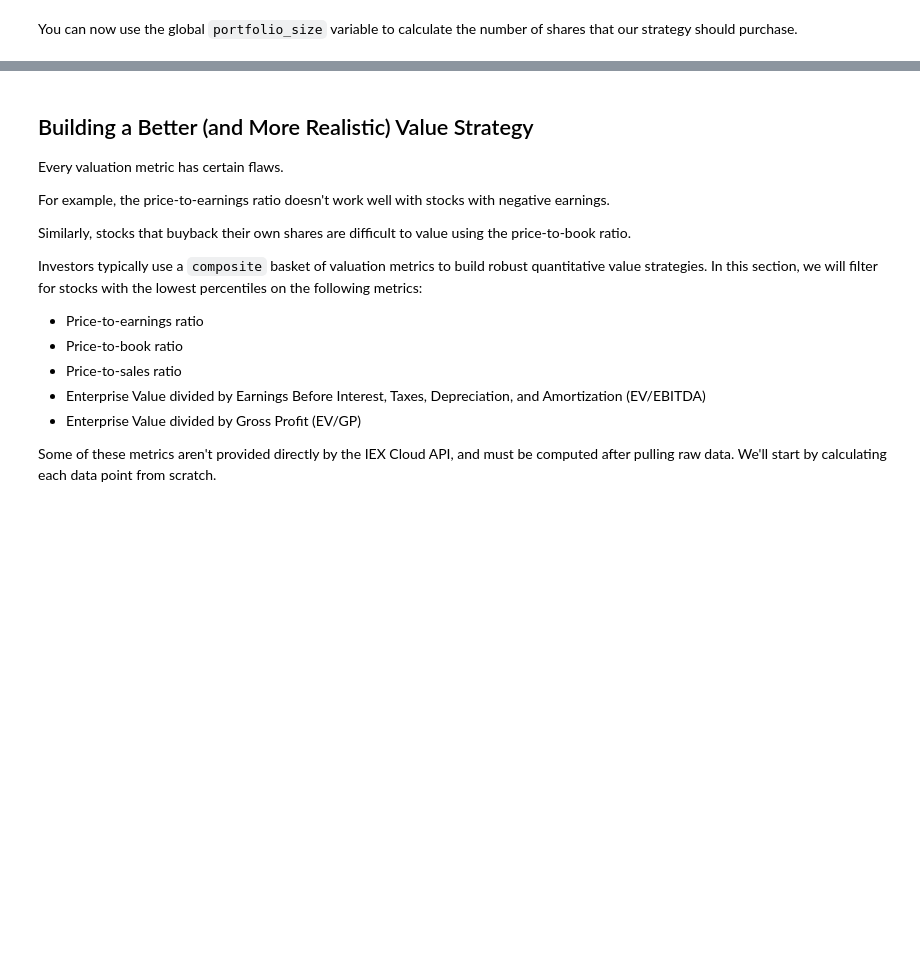
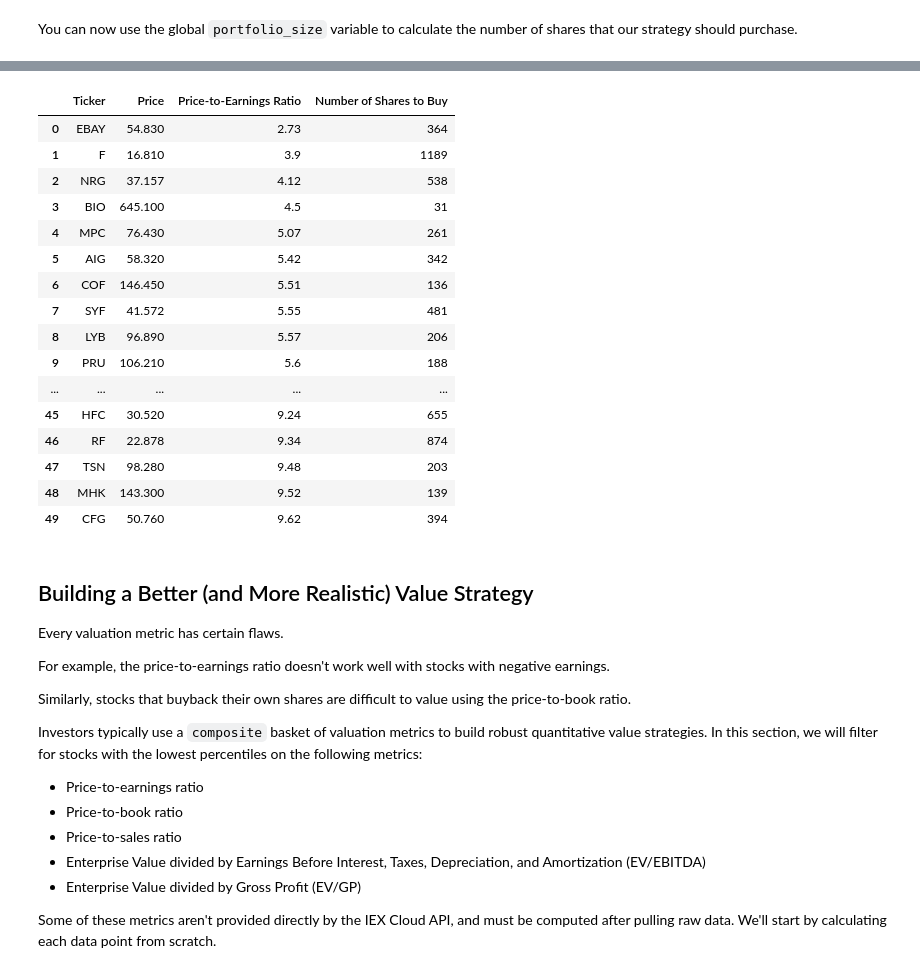
Before and after one commit to KamilWilczek/Learning_Path, a Jupyter notebook: Algotrading/Algorithmic_Trading_Using_Python/003_quantitative_value_strategy_.ipynb, the cells around one changed output, grey strips where cells are left out. Drawn from its saved outputs; the diff is of its cells as text; code cells hidden in the pictures; blank space fills up the shorter version.

```diff
--- a/Algotrading/Algorithmic_Trading_Using_Python/003_quantitative_value_strategy_.ipynb
+++ b/Algotrading/Algorithmic_Trading_Using_Python/003_quantitative_value_strategy_.ipynb
@@ -176,3 +153,27 @@ See the caveats in the documentation: http://pandas.pydata.org/pandas-docs/stabl
+# %%
+position_size = float(portfolio_size)/len(final_dataframe.index)
+for row in final_dataframe.index:
+    final_dataframe.loc[row, 'Number of Shares to Buy'] = math.floor(position_size/final_dataframe.loc[row, 'Price'])
+
+final_dataframe
+# %% [output]
+|  | Ticker | Price | Price-to-Earnings Ratio | Number of Shares to Buy |
+| 0 | EBAY | 54.830 | 2.73 | 364 |
+| 1 | F | 16.810 | 3.9 | 1189 |
+| 2 | NRG | 37.157 | 4.12 | 538 |
+| 3 | BIO | 645.100 | 4.5 | 31 |
+| 4 | MPC | 76.430 | 5.07 | 261 |
+| 5 | AIG | 58.320 | 5.42 | 342 |
+| 6 | COF | 146.450 | 5.51 | 136 |
+| 7 | SYF | 41.572 | 5.55 | 481 |
+| 8 | LYB | 96.890 | 5.57 | 206 |
+| 9 | PRU | 106.210 | 5.6 | 188 |
+| ... | ... | ... | ... | ... |
+| 45 | HFC | 30.520 | 9.24 | 655 |
+| 46 | RF | 22.878 | 9.34 | 874 |
+| 47 | TSN | 98.280 | 9.48 | 203 |
+| 48 | MHK | 143.300 | 9.52 | 139 |
+| 49 | CFG | 50.760 | 9.62 | 394 |
 # %% [markdown]
 ## Building a Better (and More Realistic) Value Strategy
 Every valuation metric has certain flaws.
```
Also changed, not shown: parts of 8 cells of this notebook.
